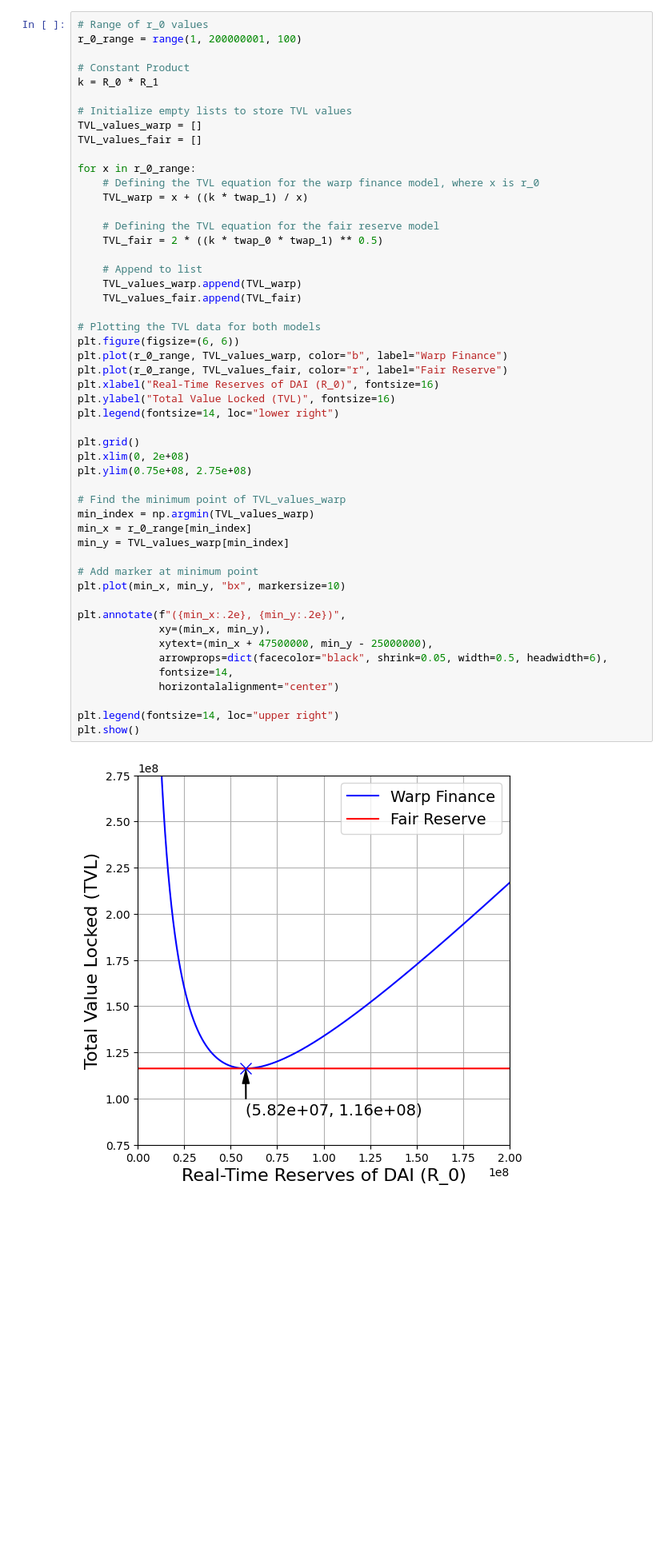
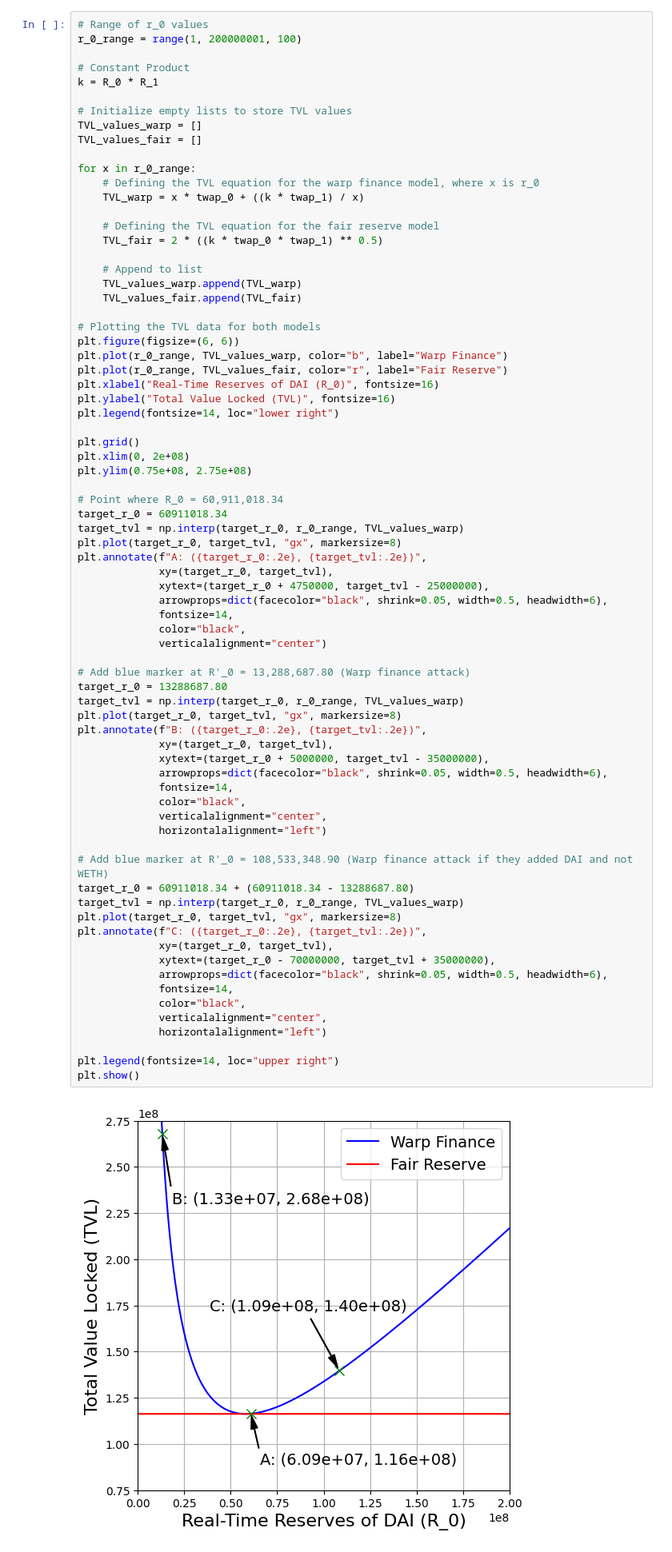
Before and after one commit to MJ-Peters/Flash-Loan-Attack-Analysis-Framework, a Jupyter notebook: Flash Loan Attack Analysis Framework.ipynb, the cells around one changed output. Shown at 80% size. Saved outputs shown, nothing was run; the diff lists cells and outputs as text; blank space fills up the shorter version.

Commit message:
Improved TVL plot

```diff
--- a/Flash Loan Attack Analysis Framework.ipynb
+++ b/Flash Loan Attack Analysis Framework.ipynb
@@ -405,47 +405,70 @@ TVL_values_warp = []
 TVL_values_fair = []
 
 for x in r_0_range:
     # Defining the TVL equation for the warp finance model, where x is r_0
-    TVL_warp = x + ((k * twap_1) / x)
+    TVL_warp = x * twap_0 + ((k * twap_1) / x)
 
     # Defining the TVL equation for the fair reserve model
     TVL_fair = 2 * ((k * twap_0 * twap_1) ** 0.5)
 
     # Append to list
     TVL_values_warp.append(TVL_warp)
     TVL_values_fair.append(TVL_fair)
 
 # Plotting the TVL data for both models
 plt.figure(figsize=(6, 6))
 plt.plot(r_0_range, TVL_values_warp, color="b", label="Warp Finance")
 plt.plot(r_0_range, TVL_values_fair, color="r", label="Fair Reserve")
 plt.xlabel("Real-Time Reserves of DAI (R_0)", fontsize=16)
 plt.ylabel("Total Value Locked (TVL)", fontsize=16)
 plt.legend(fontsize=14, loc="lower right")
 
 plt.grid()
 plt.xlim(0, 2e+08)
 plt.ylim(0.75e+08, 2.75e+08)
 
-# Find the minimum point of TVL_values_warp
-min_index = np.argmin(TVL_values_warp)
-min_x = r_0_range[min_index]
-min_y = TVL_values_warp[min_index]
-
-# Add marker at minimum point
-plt.plot(min_x, min_y, "bx", markersize=10)
-
-plt.annotate(f"({min_x:.2e}, {min_y:.2e})",
-             xy=(min_x, min_y),
-             xytext=(min_x + 47500000, min_y - 25000000),
+# Point where R_0 = 60,911,018.34
+target_r_0 = 60911018.34
+target_tvl = np.interp(target_r_0, r_0_range, TVL_values_warp)
+plt.plot(target_r_0, target_tvl, "gx", markersize=8)
+plt.annotate(f"A: ({target_r_0:.2e}, {target_tvl:.2e})",
+             xy=(target_r_0, target_tvl),
+             xytext=(target_r_0 + 4750000, target_tvl - 25000000),
              arrowprops=dict(facecolor="black", shrink=0.05, width=0.5, headwidth=6),
              fontsize=14,
-             horizontalalignment="center")
+             color="black",
+             verticalalignment="center")
+
+# Add blue marker at R'_0 = 13,288,687.80 (Warp finance attack)
+target_r_0 = 13288687.80
+target_tvl = np.interp(target_r_0, r_0_range, TVL_values_warp)
+plt.plot(target_r_0, target_tvl, "gx", markersize=8)
+plt.annotate(f"B: ({target_r_0:.2e}, {target_tvl:.2e})",
+             xy=(target_r_0, target_tvl),
+             xytext=(target_r_0 + 5000000, target_tvl - 35000000),
+             arrowprops=dict(facecolor="black", shrink=0.05, width=0.5, headwidth=6),
+             fontsize=14,
+             color="black",
+             verticalalignment="center",
+             horizontalalignment="left")
+
+# Add blue marker at R'_0 = 108,533,348.90 (Warp finance attack if they added DAI and not WETH)
+target_r_0 = 60911018.34 + (60911018.34 - 13288687.80)
+target_tvl = np.interp(target_r_0, r_0_range, TVL_values_warp)
+plt.plot(target_r_0, target_tvl, "gx", markersize=8)
+plt.annotate(f"C: ({target_r_0:.2e}, {target_tvl:.2e})",
+             xy=(target_r_0, target_tvl),
+             xytext=(target_r_0 - 70000000, target_tvl + 35000000),
+             arrowprops=dict(facecolor="black", shrink=0.05, width=0.5, headwidth=6),
+             fontsize=14,
+             color="black",
+             verticalalignment="center",
+             horizontalalignment="left")
 
 plt.legend(fontsize=14, loc="upper right")
 plt.show()
 # %% [output]
-[figure, old version]
+[figure, new version]
 # %% [markdown]
 ## Fair Reserve Damage Model Simulation (Mitigation Test)
 # %%
```
